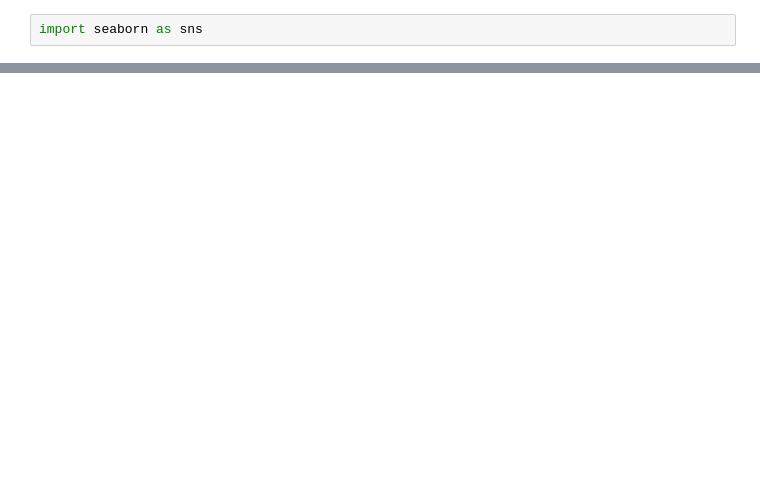
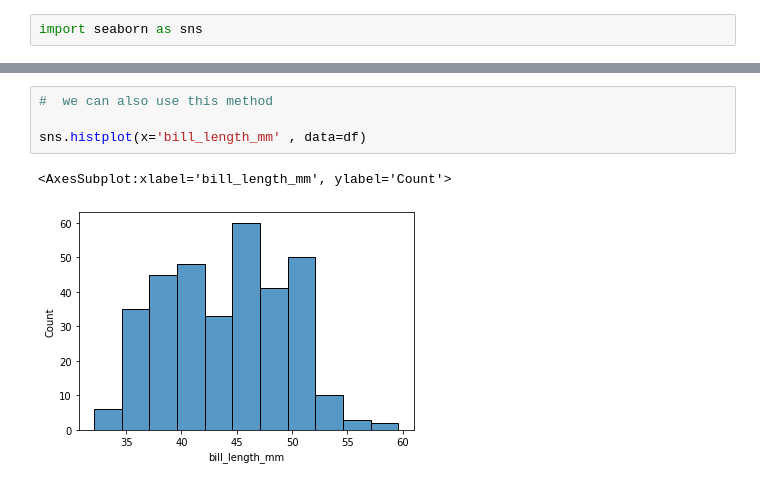
Before and after one commit to Abdullah-kwl/Seaborn-Tutorial, a Jupyter notebook: seaborn_tutorial02.ipynb, the cells around one changed output, grey strips where cells are left out. Drawn from its saved outputs; the diff is of its cells as text; blank space fills up the shorter version.

```diff
--- a/seaborn_tutorial02.ipynb
+++ b/seaborn_tutorial02.ipynb
@@ -19,0 +43,7 @@ df
+# %%
+#  we can also use this method
+
+sns.histplot(x='bill_length_mm' , data=df)
+# %% [output]
+<AxesSubplot:xlabel='bill_length_mm', ylabel='Count'>
+[figure, added]
```
Also changed, not shown: parts of 23 cells of this notebook.
